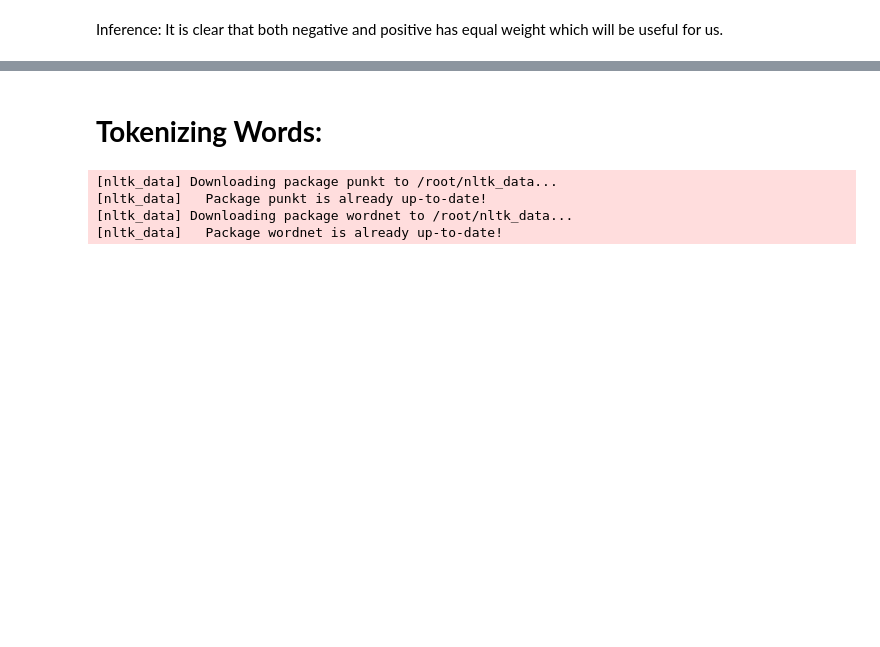
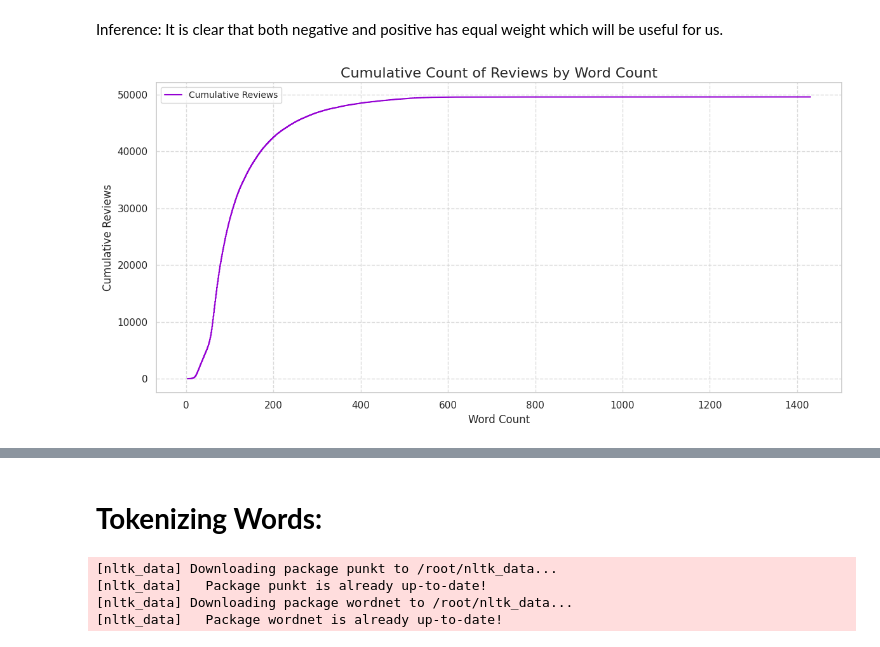
Before and after one commit to Jeru-John/ML-case-studies, a Jupyter notebook: Sentiment_Analysis.ipynb, the cells around one changed output, grey strips where cells are left out. Drawn from its saved outputs; the diff is of its cells as text; code cells hidden in the pictures; blank space fills up the shorter version.

```diff
--- a/Sentiment_Analysis.ipynb
+++ b/Sentiment_Analysis.ipynb
@@ -109,2 +109,30 @@ plt.title('Count of Moods');
 # %% [markdown]
 Inference: It is clear that both negative and positive has equal weight which will be useful for us.
+# %%
+import matplotlib.pyplot as plt
+import seaborn as sns
+
+# Assuming 'filtered_data' is your DataFrame and 'tokenized_review' is the column with bags of words
+filtered_data['word_count'] = filtered_data['tokenized_review'].apply(lambda x: len(x.split()))
+
+# Sort the DataFrame based on word counts
+df_sorted = filtered_data.sort_values(by='word_count')
+
+# Create a cumulative sum column for the review counts
+df_sorted['cumulative_reviews'] = range(1, len(df_sorted) + 1)
+
+# Set the Seaborn style
+sns.set(style='whitegrid')
+
+# Plot the line chart
+plt.figure(figsize=(12, 6))
+plt.plot(df_sorted['word_count'], df_sorted['cumulative_reviews'], linestyle='-', color='#9400D3', label='Cumulative Reviews')
+plt.title('Cumulative Count of Reviews by Word Count', fontsize=16)
+plt.xlabel('Word Count', fontsize=12)
+plt.ylabel('Cumulative Reviews', fontsize=12)
+plt.legend(fontsize=10)
+plt.grid(True, linestyle='--', alpha=0.7)
+plt.tight_layout()
+plt.show()
+# %% [output]
+[figure, added]
```
Also changed, not shown: parts of 2 cells of this notebook.
